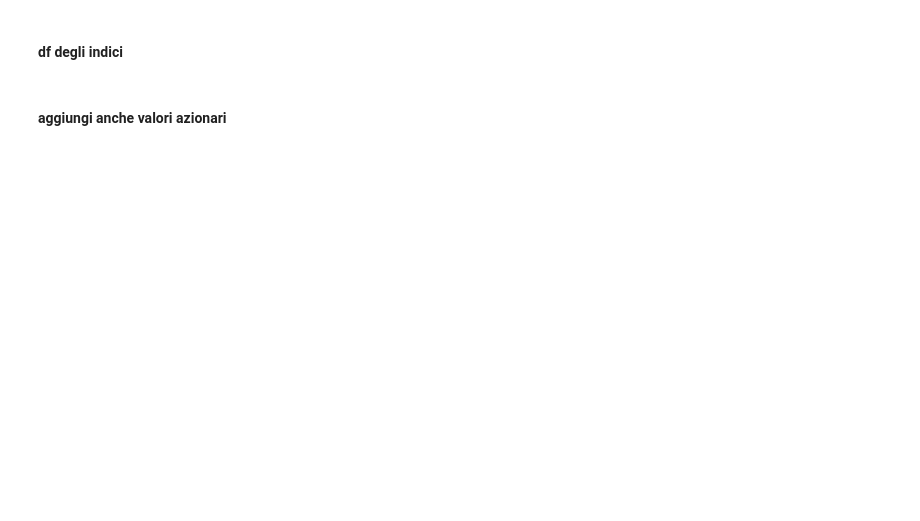
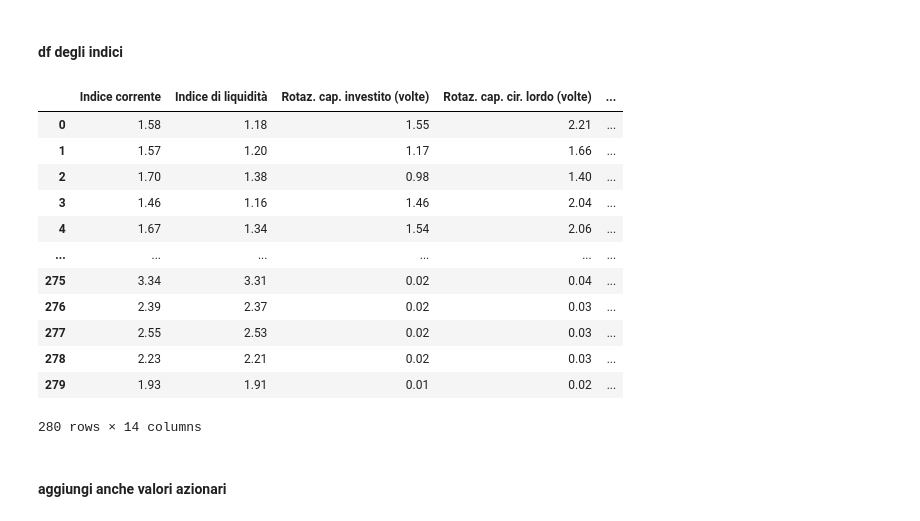
Before and after one commit to leoBitto/Tesi, a Jupyter notebook: tesi.ipynb, the cells around one changed output. Drawn from its saved outputs; the diff is of its cells as text; code cells hidden in the pictures; blank space fills up the shorter version.

```diff
--- a/tesi.ipynb
+++ b/tesi.ipynb
@@ -60,34 +128,52 @@ info
 # %% [markdown]
 #### df degli indici
 # %%
-
 # Rimuovi il carattere '\n' e tutti quelli che seguono dalle intestazioni delle colonne
 df.columns = df.columns.str.replace(r'\n.*', '', regex=True)
 nomi_colonne = df.columns.unique()[5:]
 # prendi df di interesse, serve a semplificare gli indici
 indici = df.iloc[:, 5:]
 
 # crea nuovo df
 new_df = pd.DataFrame()
 
 col = 0
 #per ogni set di 10 valori riga di df originario INDICI
 for i in range(0, 140, 10):
 
     indice = []
     #per ogni riga AZIENDA
     for j in range(1,len(indici)+1):
         # prendi i nove valori, trasponili e aggiungili al vettore dell'indice considerato
         valori = indici.iloc[j-1:j, i:i+10].values[0]
         valori = valori.T.tolist()
 
         indice= indice + valori
 
     # aggiungi colonna a new_df con insert
     new_df.insert(col, nomi_colonne[col], indice)
     col += 1
 
+
+for col in new_df.columns:
+    new_df[col] = new_df[col].str.replace(',' , '.').astype(float)
+    #print(type(X[col]))
+
 new_df
+# %% [output]
+|  | Indice corrente | Indice di liquidità | Rotaz. cap. investito (volte) | Rotaz. cap. cir. lordo (volte) | ... |
+| 0 | 1.58 | 1.18 | 1.55 | 2.21 | ... |
+| 1 | 1.57 | 1.20 | 1.17 | 1.66 | ... |
+| 2 | 1.70 | 1.38 | 0.98 | 1.40 | ... |
+| 3 | 1.46 | 1.16 | 1.46 | 2.04 | ... |
+| 4 | 1.67 | 1.34 | 1.54 | 2.06 | ... |
+| ... | ... | ... | ... | ... | ... |
+| 275 | 3.34 | 3.31 | 0.02 | 0.04 | ... |
+| 276 | 2.39 | 2.37 | 0.02 | 0.03 | ... |
+| 277 | 2.55 | 2.53 | 0.02 | 0.03 | ... |
+| 278 | 2.23 | 2.21 | 0.02 | 0.03 | ... |
+| 279 | 1.93 | 1.91 | 0.01 | 0.02 | ... |
+280 rows × 14 columns
 # %% [markdown]
 #### aggiungi anche valori azionari
 # %%
```
Also changed, not shown: parts of 17 cells of this notebook, 1 other file.
